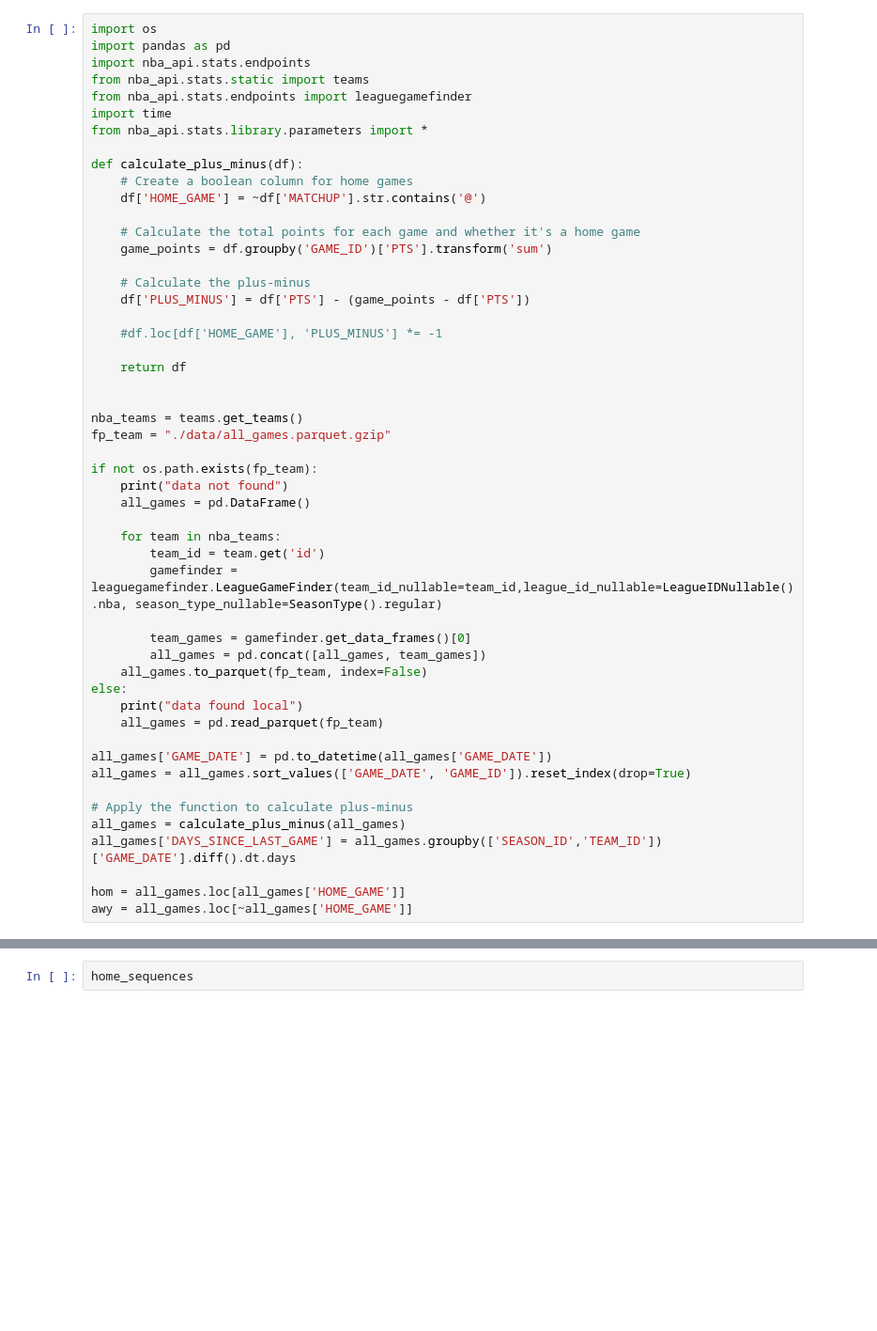
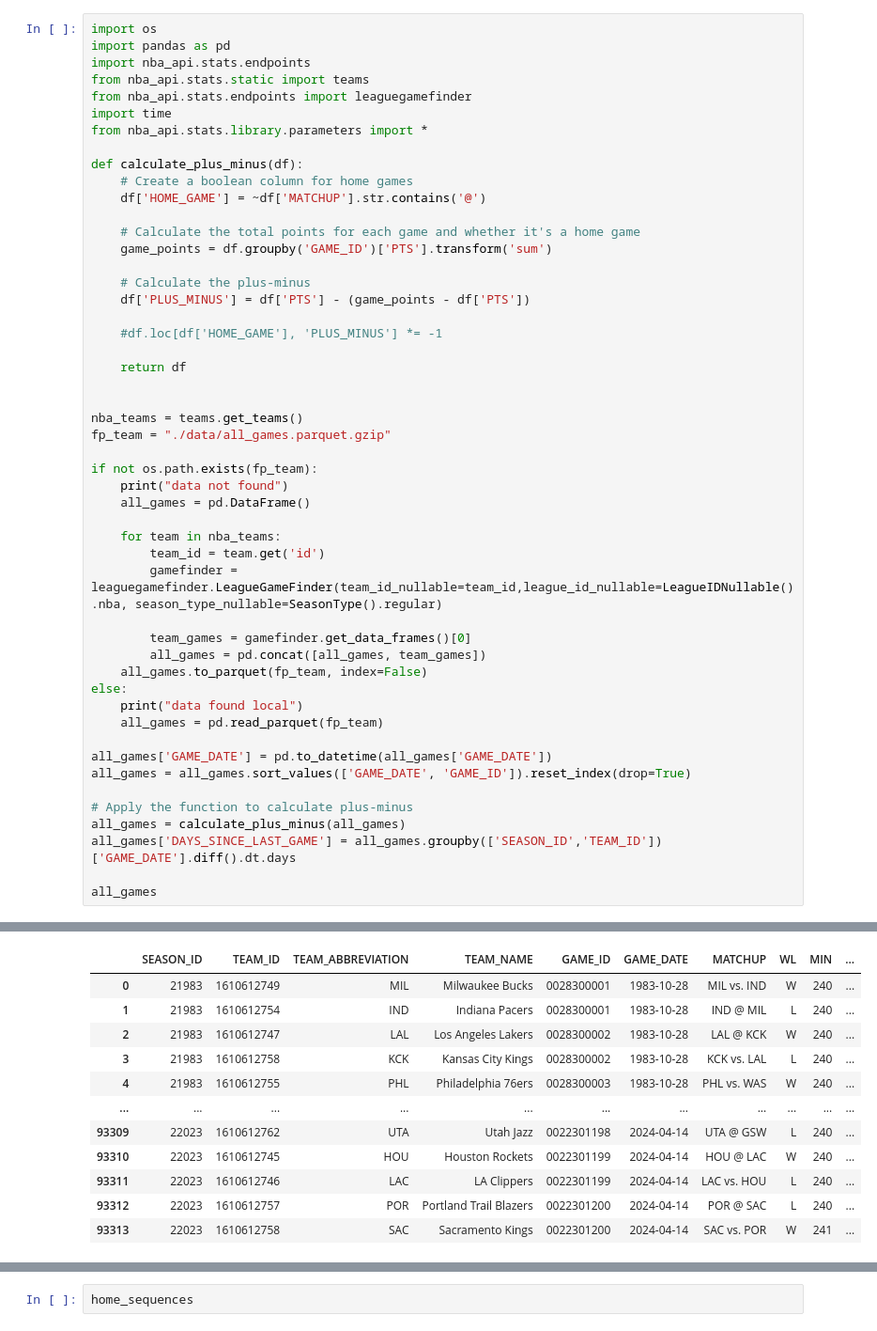
Before and after one commit to gari715135/deep-learning-intro-course, a Jupyter notebook: sample_projects/nba/nba.ipynb, the cells around one changed output, grey strips where cells are left out. Shown at 94% size. Cells and saved outputs as stored; diff of their text form; blank space fills up the shorter version.

```diff
--- a/sample_projects/nba/nba.ipynb
+++ b/sample_projects/nba/nba.ipynb
@@ -22,32 +22,43 @@ def calculate_plus_minus(df):
     return df
 
 
 nba_teams = teams.get_teams()
 fp_team = "./data/all_games.parquet.gzip"
 
 if not os.path.exists(fp_team):
     print("data not found")
     all_games = pd.DataFrame()
 
     for team in nba_teams:
         team_id = team.get('id')
         gamefinder = leaguegamefinder.LeagueGameFinder(team_id_nullable=team_id,league_id_nullable=LeagueIDNullable().nba, season_type_nullable=SeasonType().regular)
 
         team_games = gamefinder.get_data_frames()[0]
         all_games = pd.concat([all_games, team_games])
     all_games.to_parquet(fp_team, index=False)
 else:
     print("data found local")
     all_games = pd.read_parquet(fp_team)
 
 all_games['GAME_DATE'] = pd.to_datetime(all_games['GAME_DATE'])
 all_games = all_games.sort_values(['GAME_DATE', 'GAME_ID']).reset_index(drop=True)
 
 # Apply the function to calculate plus-minus
 all_games = calculate_plus_minus(all_games)
 all_games['DAYS_SINCE_LAST_GAME'] = all_games.groupby(['SEASON_ID','TEAM_ID'])['GAME_DATE'].diff().dt.days
 
-hom = all_games.loc[all_games['HOME_GAME']]
-awy = all_games.loc[~all_games['HOME_GAME']]
+all_games
 # %% [output]
 data found local
+|  | SEASON_ID | TEAM_ID | TEAM_ABBREVIATION | TEAM_NAME | GAME_ID | GAME_DATE | MATCHUP | WL | MIN | ... |
+| 0 | 21983 | 1610612749 | MIL | Milwaukee Bucks | 0028300001 | 1983-10-28 | MIL vs. IND | W | 240 | ... |
+| 1 | 21983 | 1610612754 | IND | Indiana Pacers | 0028300001 | 1983-10-28 | IND @ MIL | L | 240 | ... |
+| 2 | 21983 | 1610612747 | LAL | Los Angeles Lakers | 0028300002 | 1983-10-28 | LAL @ KCK | W | 240 | ... |
+| 3 | 21983 | 1610612758 | KCK | Kansas City Kings | 0028300002 | 1983-10-28 | KCK vs. LAL | L | 240 | ... |
+| 4 | 21983 | 1610612755 | PHL | Philadelphia 76ers | 0028300003 | 1983-10-28 | PHL vs. WAS | W | 240 | ... |
+| ... | ... | ... | ... | ... | ... | ... | ... | ... | ... | ... |
+| 93309 | 22023 | 1610612762 | UTA | Utah Jazz | 0022301198 | 2024-04-14 | UTA @ GSW | L | 240 | ... |
+| 93310 | 22023 | 1610612745 | HOU | Houston Rockets | 0022301199 | 2024-04-14 | HOU @ LAC | W | 240 | ... |
+| 93311 | 22023 | 1610612746 | LAC | LA Clippers | 0022301199 | 2024-04-14 | LAC vs. HOU | L | 240 | ... |
+| 93312 | 22023 | 1610612757 | POR | Portland Trail Blazers | 0022301200 | 2024-04-14 | POR @ SAC | L | 240 | ... |
+| 93313 | 22023 | 1610612758 | SAC | Sacramento Kings | 0022301200 | 2024-04-14 | SAC vs. POR | W | 241 | ... |
```
Also changed, not shown: parts of 8 cells of this notebook, 1 other file.
